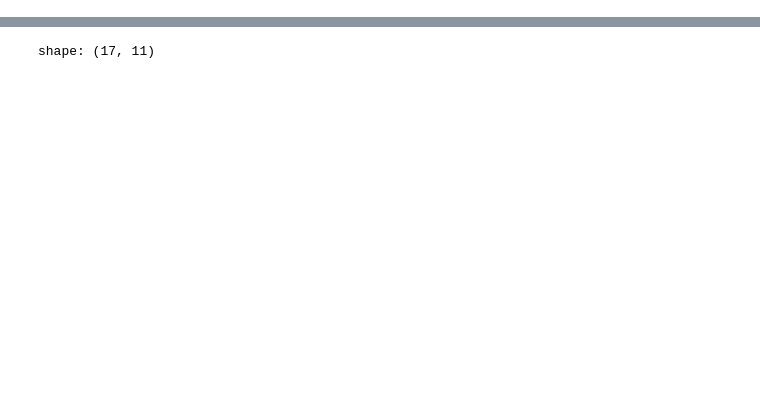
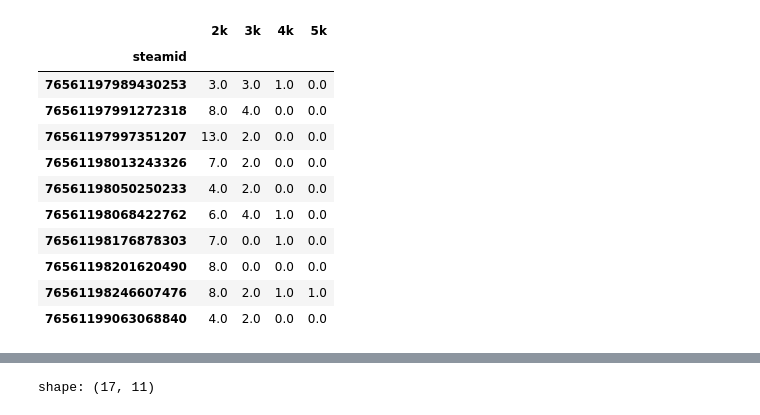
Before and after one commit to VictorLima4/CS2, a Jupyter notebook: scripts/debbuging.ipynb, the cells around one changed output, grey strips where cells are left out. Drawn from its saved outputs; the diff is of its cells as text; code cells hidden in the pictures; blank space fills up the shorter version.

```diff
--- a/scripts/debbuging.ipynb
+++ b/scripts/debbuging.ipynb
@@ -354,3 +778,19 @@ for file_name in os.listdir(folder_path):
+# %%
+df_multikills = df_multikills.groupby('steamid')[['2k', '3k', '4k', '5k']].sum()
+df_multikills
+# %% [output]
+|  | 2k | 3k | 4k | 5k |
+| steamid |  |  |  |  |
+| 76561197989430253 | 3.0 | 3.0 | 1.0 | 0.0 |
+| 76561197991272318 | 8.0 | 4.0 | 0.0 | 0.0 |
+| 76561197997351207 | 13.0 | 2.0 | 0.0 | 0.0 |
+| 76561198013243326 | 7.0 | 2.0 | 0.0 | 0.0 |
+| 76561198050250233 | 4.0 | 2.0 | 0.0 | 0.0 |
+| 76561198068422762 | 6.0 | 4.0 | 1.0 | 0.0 |
+| 76561198176878303 | 7.0 | 0.0 | 1.0 | 0.0 |
+| 76561198201620490 | 8.0 | 0.0 | 0.0 | 0.0 |
+| 76561198246607476 | 8.0 | 2.0 | 1.0 | 1.0 |
+| 76561199063068840 | 4.0 | 2.0 | 0.0 | 0.0 |
 # %%
 dem = Demo(file_test)
 dem.parse(player_props=["team_clan_name","total_rounds_played", "current_equip_value", "round_num", "is_alive"])
```
Also changed, not shown: parts of 15 cells of this notebook, 6 other files.
